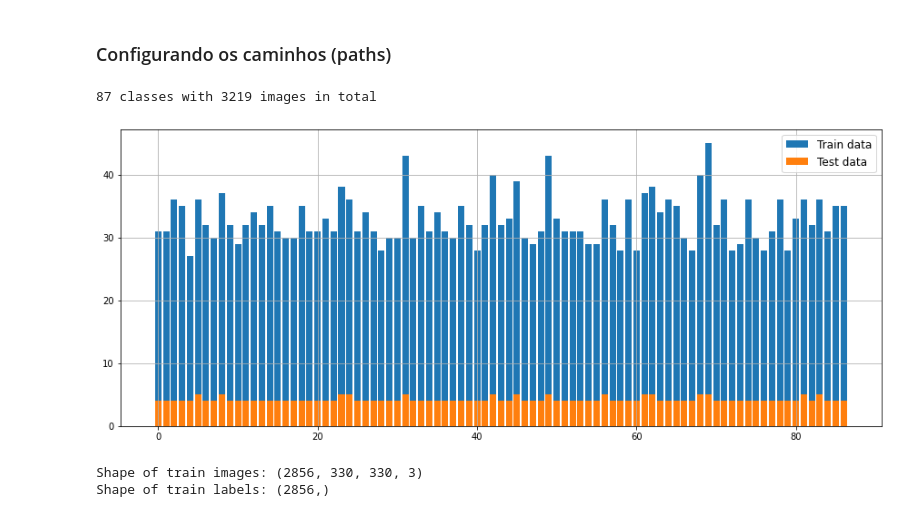
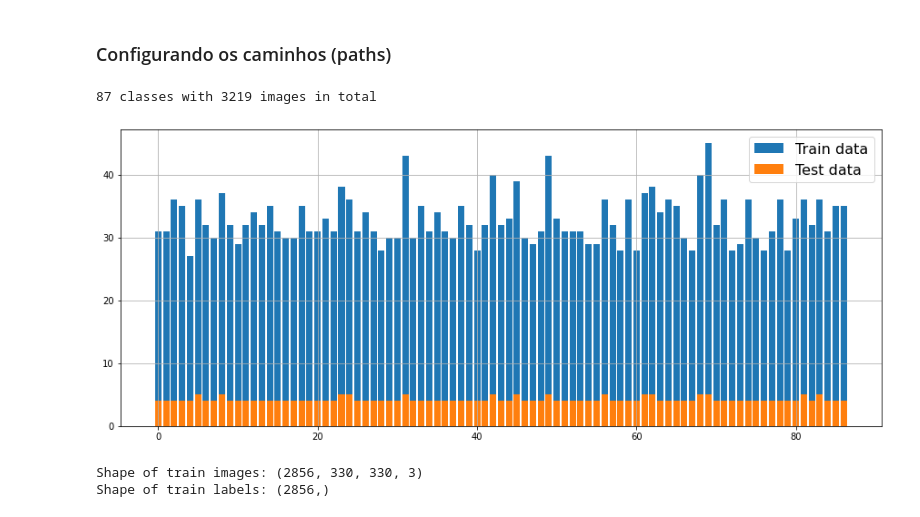
Before and after one commit to willianmarquesfreire/gemstones_multiclass, a Jupyter notebook: Gemstones_multiclass_classification_transferlearning_oficial.ipynb, the cells around one changed output. Drawn from its saved outputs; the diff is of its cells as text; code cells hidden in the pictures.

```diff
--- a/Gemstones_multiclass_classification_transferlearning_oficial.ipynb
+++ b/Gemstones_multiclass_classification_transferlearning_oficial.ipynb
@@ -59,35 +84,36 @@ base_url="/content/gdrive/My Drive/reconhecimento-padroes/model_gemstones_transf
 CLASSES, gems = [], [] # names of classes, count of images for each class
 
 for root, dirs, files in os.walk(gemstones_dir):
     f = os.path.basename(root)    # get class name - Amethyst, Onyx, etc
 
     if len(files) > 0:
         gems.append(len(files))
         if f not in CLASSES:
             CLASSES.append(f) # add folder name
 
     # uncomment this block if you want a text output about each subfolder
     #count_dirs = 0
     #for f in dirs:           # count subfolders
         #count_dirs += 1
     #depth = root.split(os.sep)
     #print((len(depth) - 2) * '--'+'>', '{}:\t {} folders, {} imgs'.format(os.path.basename(root), count_dirs, gems[-1] if gems!=[] else 0))
 
 gems_count = len(CLASSES) # 87 = number of classes
 print('{} classes with {} images in total'.format(len(CLASSES), sum(gems)))
 
 f, ax = plt.subplots(figsize=(15,6))
 if(gems[0])<10:
     plt.bar(range(gems_count), gems[gems_count:], label = 'Train data')
     plt.bar(range(gems_count), gems[0:gems_count], label = 'Test data')
 else:
     plt.bar(range(gems_count), gems[0:gems_count], label = 'Train data')
     plt.bar(range(gems_count), gems[gems_count:], label = 'Test data')
 ax.grid()
-ax.legend(fontsize = 12);
+ax.legend(fontsize = 16);
+f.savefig('/content/gdrive/My Drive/reconhecimento-padroes/data_distribution.pdf', bbox_inches='tight')
 # %% [output]
 87 classes with 3219 images in total
-[figure, old version]
+[figure, new version]
 # %%
 img_w, img_h = 220, 220
 train_dir = gemstones_dir + "/train/"
```
Also changed, not shown: parts of 3 cells of this notebook, 6 other files.
